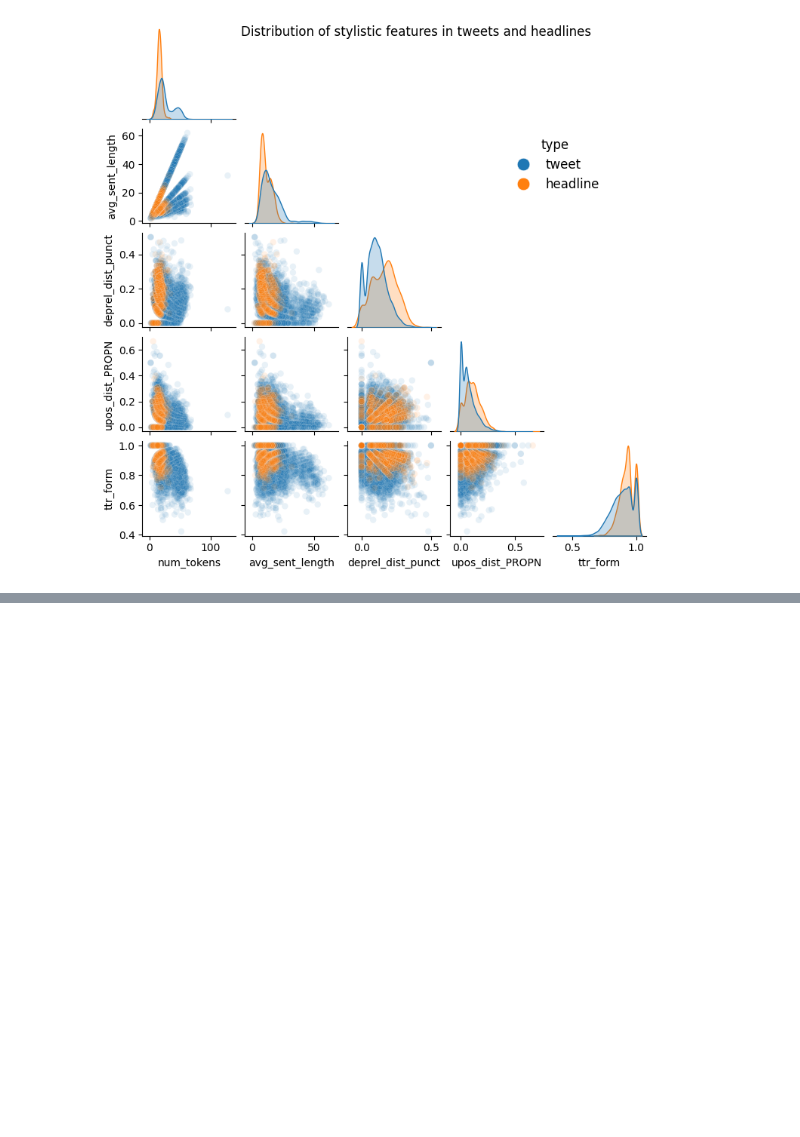
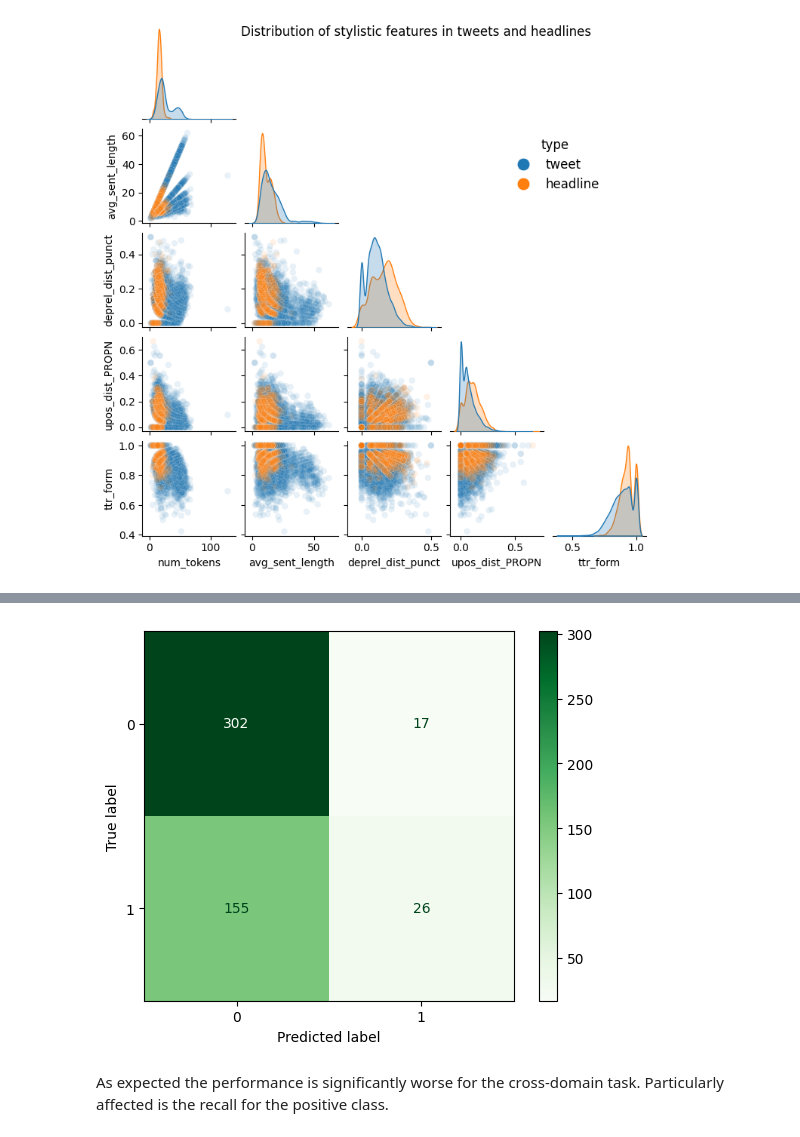
Before and after one commit to g-fabiani4-unipi/txa_project, a Jupyter notebook: src/style_analysis.ipynb, the cells around one changed output, grey strips where cells are left out. Saved outputs shown, nothing was run; the diff lists cells and outputs as text; code cells hidden in the pictures; blank space fills up the shorter version.

Commit message:
Classificaition on test sets with linear svm trained on stylistic features

```diff
--- a/src/style_analysis.ipynb
+++ b/src/style_analysis.ipynb
@@ -716,0 +700,13 @@ plt.show()
+# %%
+train_X = train_df.drop(['raw_text', 'hs', 'stereotype', 'type'], axis=1)
+train_y = train_df['hs']
+
+test_tweets = pd.read_csv(results_dir / 'style_feats_test-tweets.csv', index_col='id')
+test_news = pd.read_csv(results_dir / 'style_feats_test-news.csv', index_col='id')
+
+test_tweets_X = test_tweets.drop(['raw_text', 'hs', 'stereotype'], axis=1)
+test_tweets_y = test_tweets['hs']
+test_news_X = test_news.drop(['raw_text', 'hs', 'stereotype'], axis=1)
+test_news_y = test_news['hs']
+# %%
+best_estimator.fit(train_X, train_y)
@@ -716,0 +719,3 @@ plt.show()
+# %%
+y_pred_tweets = best_estimator.predict(test_tweets_X)
+y_pred_news = best_estimator.predict(test_news_X)
@@ -716,0 +746,7 @@ plt.show()
+# %%
+ConfusionMatrixDisplay.from_predictions(y_pred=y_pred_news, y_true=test_news_y, cmap='Greens')
+plt.show()
+# %% [output]
+[figure, added]
+# %% [markdown]
+As expected the performance is significantly worse for the cross-domain task. Particularly affected is the recall for the positive class.
```
Also changed, not shown: parts of 18 cells of this notebook.
